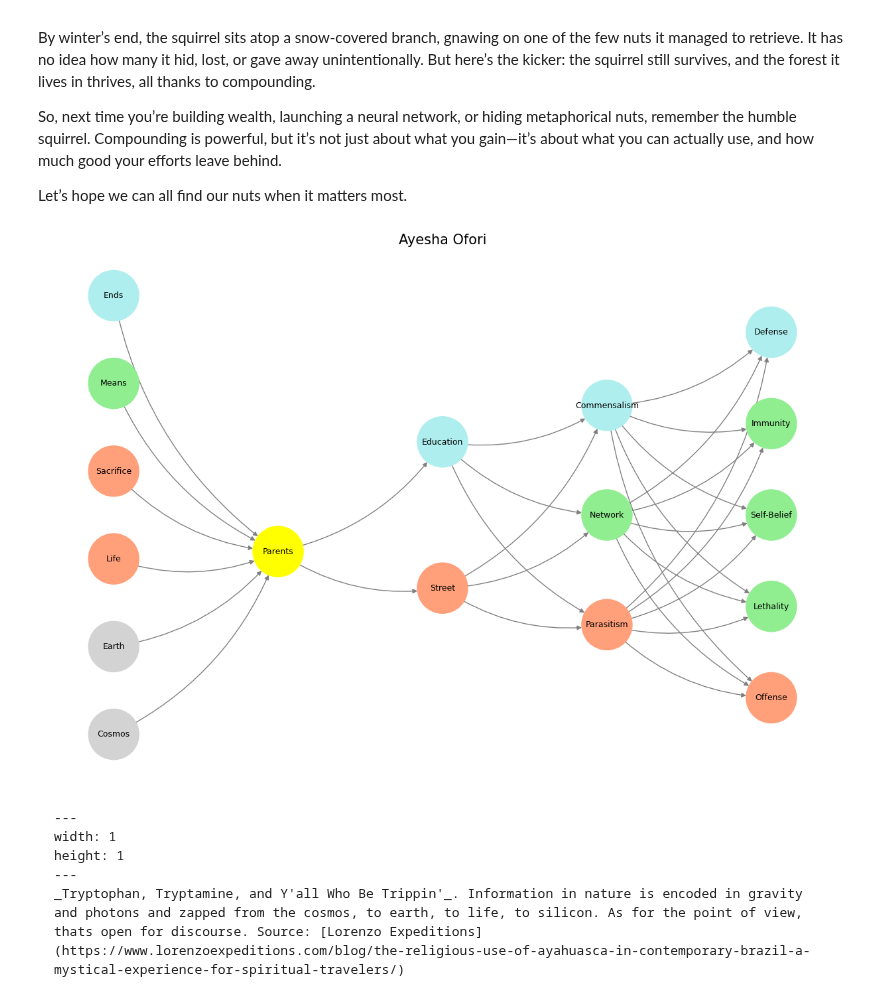
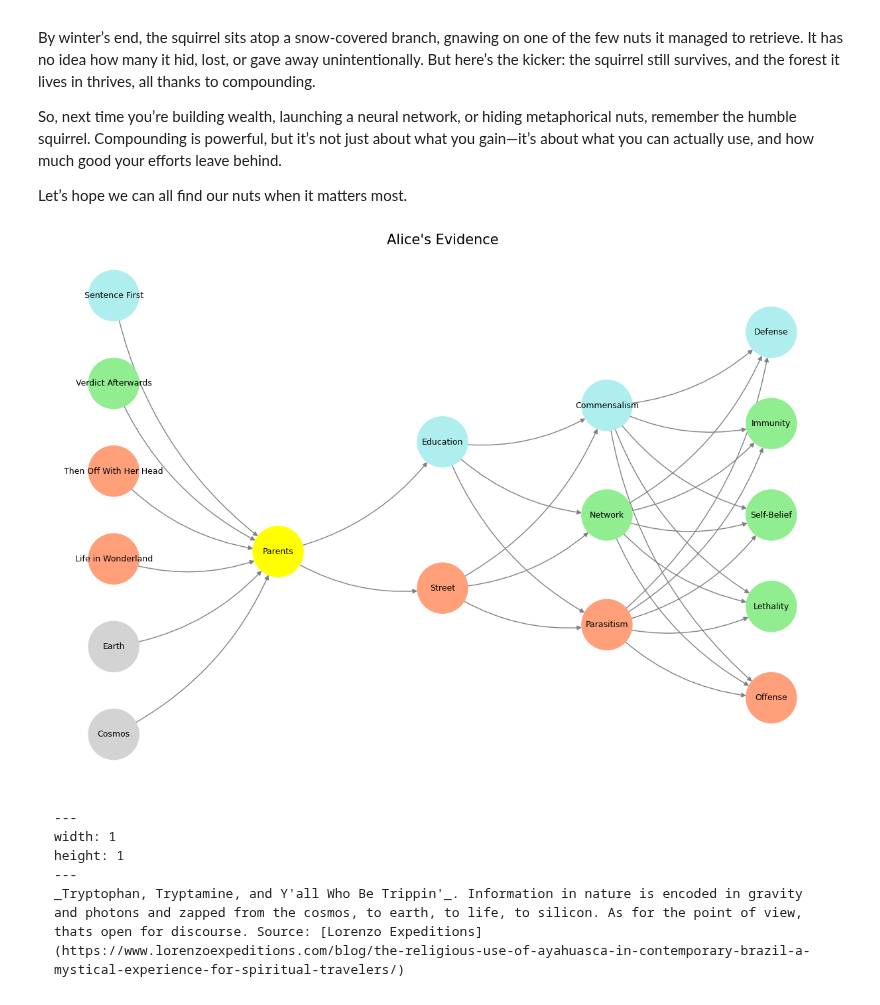
Before and after one commit to abikesa/aging, a Jupyter notebook: kitabo/ensi/_build/html/_sources/act2/chapter2.ipynb, the cells around one changed output. Cells and saved outputs as stored; diff of their text form; code cells hidden in the pictures.

````diff
--- a/kitabo/ensi/_build/html/_sources/act2/chapter2.ipynb
+++ b/kitabo/ensi/_build/html/_sources/act2/chapter2.ipynb
@@ -72,7 +72,7 @@ import networkx as nx
 # Define the neural network structure
 def define_layers():
     return {
-        'World': ['Cosmos', 'Earth', 'Life', 'Sacrifice', 'Means', 'Ends', ],
+        'World': ['Cosmos', 'Earth', 'Life in Wonderland', 'Then Off With Her Head', 'Verdict Afterwards', 'Sentence First', ],
         'Perception': ['Parents'],
         'Agency': ['Street', 'Education'],
         'Generativity': ['Parasitism', 'Network', 'Commensalism'],
@@ -83,10 +83,10 @@ def define_layers():
 def assign_colors():
     color_map = {
         'yellow': ['Parents'],
-        'paleturquoise': ['Ends', 'Education', 'Commensalism', 'Defense'],
-        'lightgreen': ['Means', 'Network', 'Immunity', 'Self-Belief', 'Lethality'],
+        'paleturquoise': ['Sentence First', 'Education', 'Commensalism', 'Defense'],
+        'lightgreen': ['Verdict Afterwards', 'Network', 'Immunity', 'Self-Belief', 'Lethality'],
         'lightsalmon': [
-            'Life', 'Sacrifice', 'Street',
+            'Life in Wonderland', 'Then Off With Her Head', 'Street',
             'Parasitism', 'Offense'
         ],
     }
@@ -105,35 +105,35 @@ def visualize_nn():
     pos = {}
     node_colors = []
 
     # Add nodes and assign positions
     for i, (layer_name, nodes) in enumerate(layers.items()):
         positions = calculate_positions(nodes, x_offset=i * 2)
         for node, position in zip(nodes, positions):
             G.add_node(node, layer=layer_name)
             pos[node] = position
             node_colors.append(colors.get(node, 'lightgray'))  # Default color fallback
 
     # Add edges (automated for consecutive layers)
     layer_names = list(layers.keys())
     for i in range(len(layer_names) - 1):
         source_layer, target_layer = layer_names[i], layer_names[i + 1]
         for source in layers[source_layer]:
             for target in layers[target_layer]:
                 G.add_edge(source, target)
 
     # Draw the graph
     plt.figure(figsize=(12, 8))
     nx.draw(
         G, pos, with_labels=True, node_color=node_colors, edge_color='gray',
         node_size=3000, font_size=9, connectionstyle="arc3,rad=0.2"
     )
-    plt.title("Ayesha Ofori", fontsize=15)
+    plt.title("Alice's Evidence", fontsize=15)
     plt.show()
 
 # Run the visualization
 visualize_nn()
 # %% [output]
-[figure, old version]
+[figure, new version]
 # %% [markdown]
 ```{figure} ../figures/blanche.*
 ---
````
Also changed, not shown: 7 other files.
